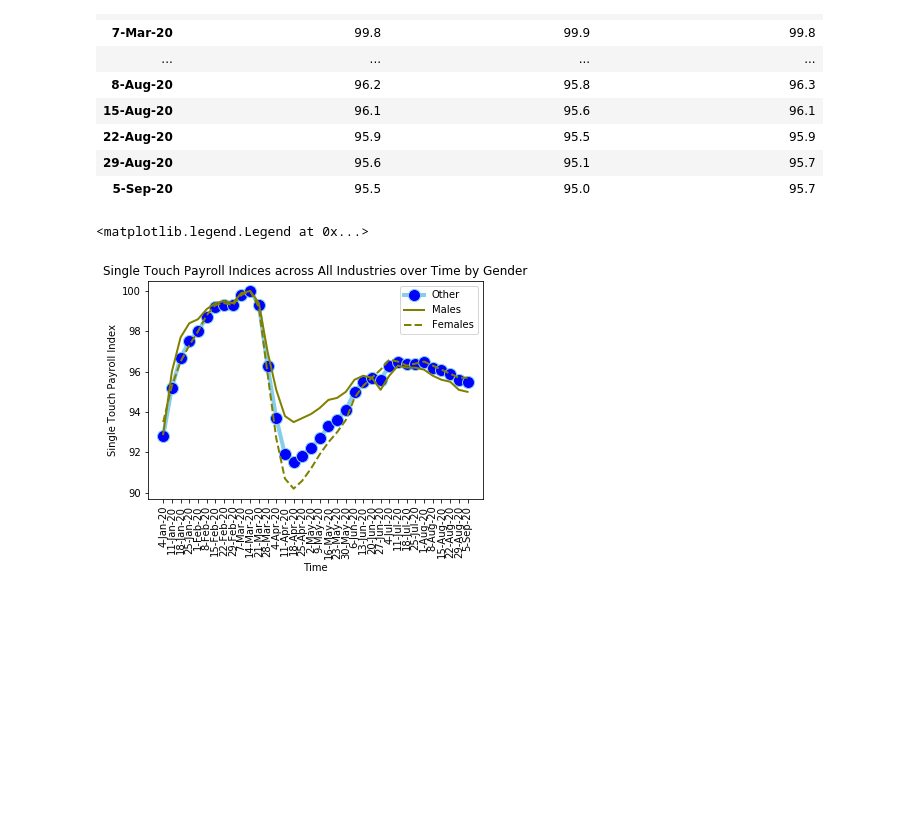
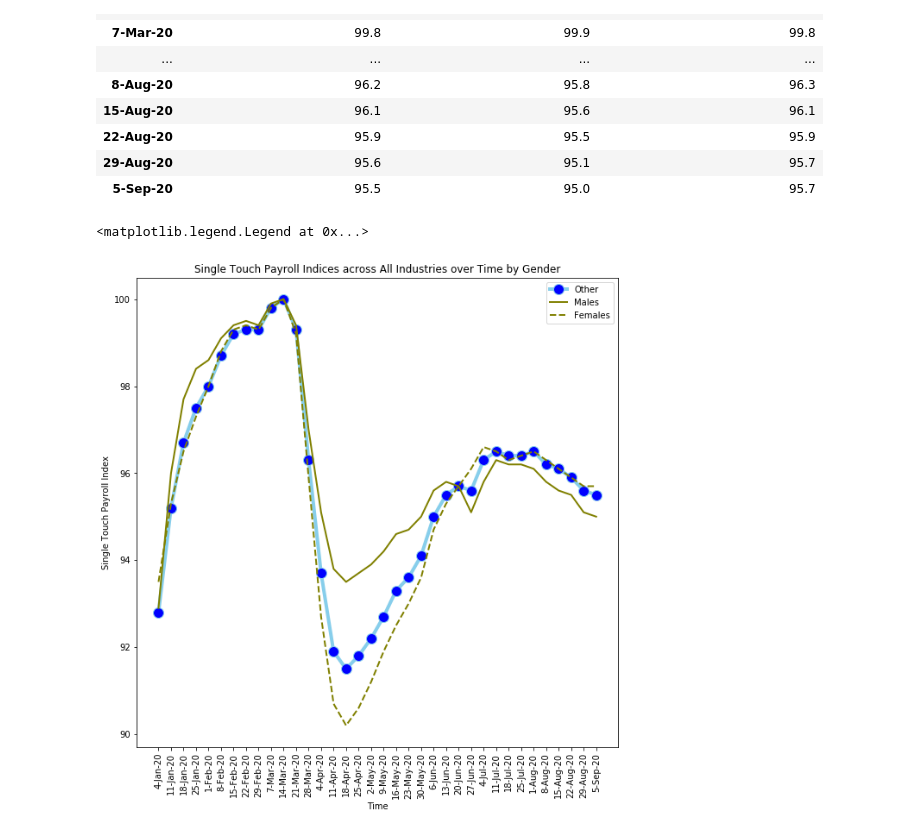
Before and after one commit to ali-beer/covid_payroll_project, a Jupyter notebook: cleaning_payroll_data.ipynb, the cells around one changed output. Saved outputs shown, nothing was run; the diff lists cells and outputs as text; code cells hidden in the pictures; blank space fills up the shorter version.

Commit message:
additional graphs

```diff
--- a/cleaning_payroll_data.ipynb
+++ b/cleaning_payroll_data.ipynb
@@ -337,18 +341,19 @@ filter_df
 # %%
 x_axis = np.arange(len(filter_df["All Industries_Other_All ages"]))
 x_axis
+plt.figure(figsize=((10,10)))
 plt.plot(x_axis, filter_df["All Industries_Other_All ages"], marker='o', markerfacecolor='blue', markersize=12, color='skyblue', linewidth=4,label="Other")
 plt.plot(x_axis, filter_df["All Industries_Males_All ages"], marker='', color='olive', linewidth=2,label="Males")
 plt.plot(x_axis, filter_df["All Industries_Females_All ages"], marker='', color='olive', linewidth=2, linestyle='dashed', label="Females")
 x_labels = ("4-Jan-20","11-Jan-20","18-Jan-20","25-Jan-20","1-Feb-20","8-Feb-20","15-Feb-20","22-Feb-20","29-Feb-20","7-Mar-20","14-Mar-20","21-Mar-20",
             "28-Mar-20","4-Apr-20","11-Apr-20","18-Apr-20","25-Apr-20","2-May-20","9-May-20","16-May-20","23-May-20","30-May-20","6-Jun-20",
             "13-Jun-20","20-Jun-20","27-Jun-20","4-Jul-20","11-Jul-20","18-Jul-20","25-Jul-20","1-Aug-20","8-Aug-20","15-Aug-20","22-Aug-20",
             "29-Aug-20","5-Sep-20")
 plt.xticks(x_axis,x_labels,rotation=90)
 plt.xlabel("Time")
 plt.ylabel("Single Touch Payroll Index")
 plt.title("Single Touch Payroll Indices across All Industries over Time by Gender")
 plt.legend()
 # %% [output]
 <matplotlib.legend.Legend at 0x...>
-[figure, old version]
+[figure, new version]
```
Also changed, not shown: parts of 4 cells of this notebook.
